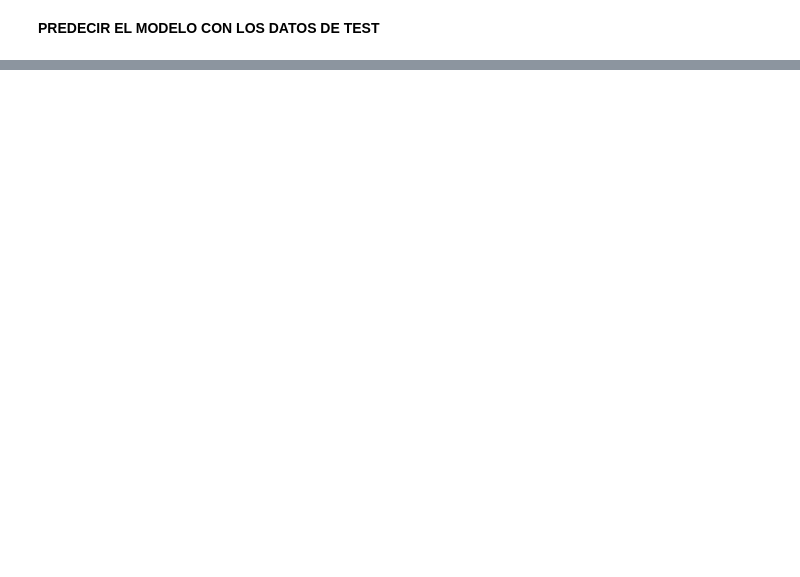
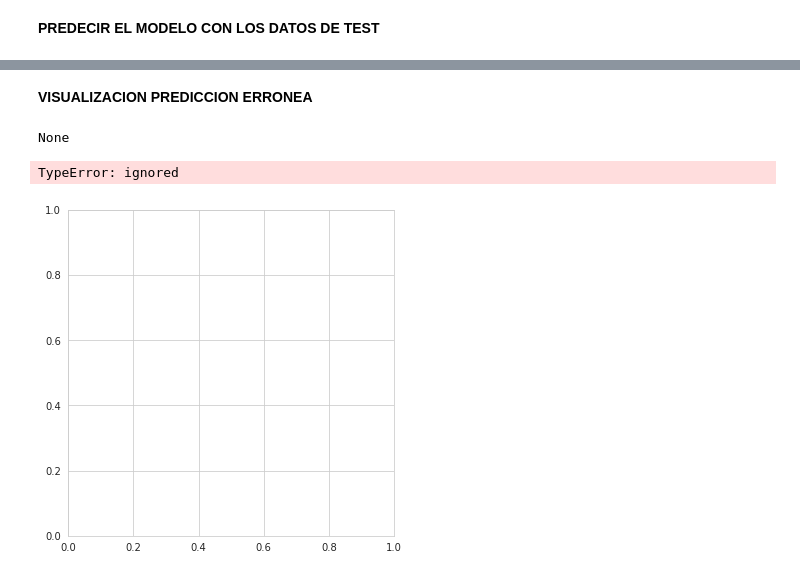
Before and after one commit to Albertogalred/Data-Science, a Jupyter notebook: NeumoX.ipynb, the cells around one changed output, grey strips where cells are left out. Cells and saved outputs as stored; diff of their text form; code cells hidden in the pictures; blank space fills up the shorter version.

```diff
--- a/NeumoX.ipynb
+++ b/NeumoX.ipynb
@@ -285,0 +359,17 @@ accuracy_score(pre["label"], pre["pre"])
+# %% [markdown]
+**VISUALIZACION PREDICCION ERRONEA**
+# %%
+N=16
+pre["filename"][N]
+import cv2
+f,ax = plt.subplots(1,1,figsize=(10,6))
+im = cv2.imread('../content/chestX/test/'+pre["filename"][N])
+print(im)
+ax.imshow(im)
+ax.axis('off')
+f.suptitle(pre["filename"][N])
+plt.show()
+# %% [output]
+None
+TypeError: ignored
+[figure, added]
```
Also changed, not shown: parts of 10 cells of this notebook.
